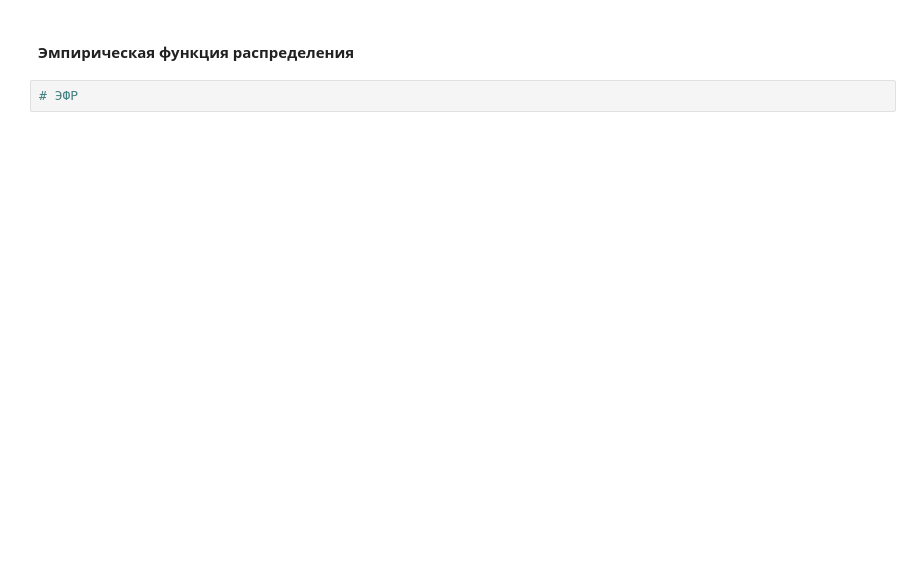
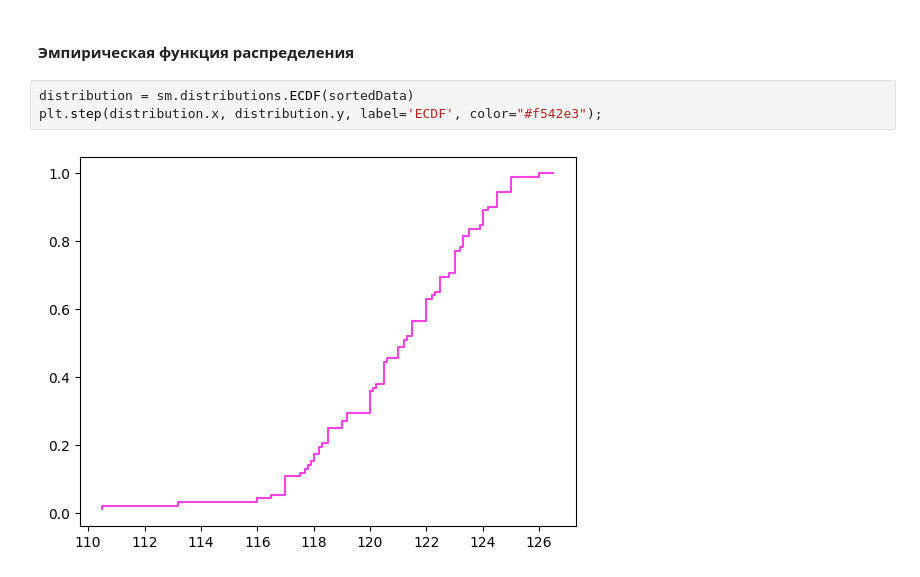
Before and after one commit to akhmetovKamil/MathStatisticLabs, a Jupyter notebook: FirstLab.ipynb, the cells around one changed output. Drawn from its saved outputs; the diff is of its cells as text; blank space fills up the shorter version.

Commit message:
Add ECDF in first lab

```diff
--- a/FirstLab.ipynb
+++ b/FirstLab.ipynb
@@ -89,4 +98,7 @@ frame.boxplot()
 # %% [markdown]
 #### Эмпирическая функция распределения
 # %%
-# ЭФР
+distribution = sm.distributions.ECDF(sortedData)
+plt.step(distribution.x, distribution.y, label='ECDF', color="#f542e3");
+# %% [output]
+[figure, added]
```
Also changed, not shown: parts of 10 cells of this notebook.
